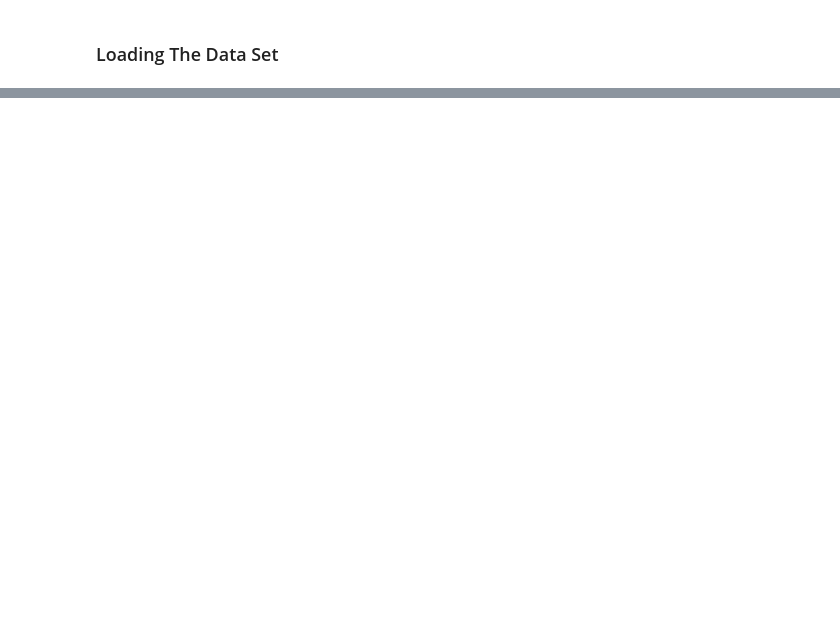
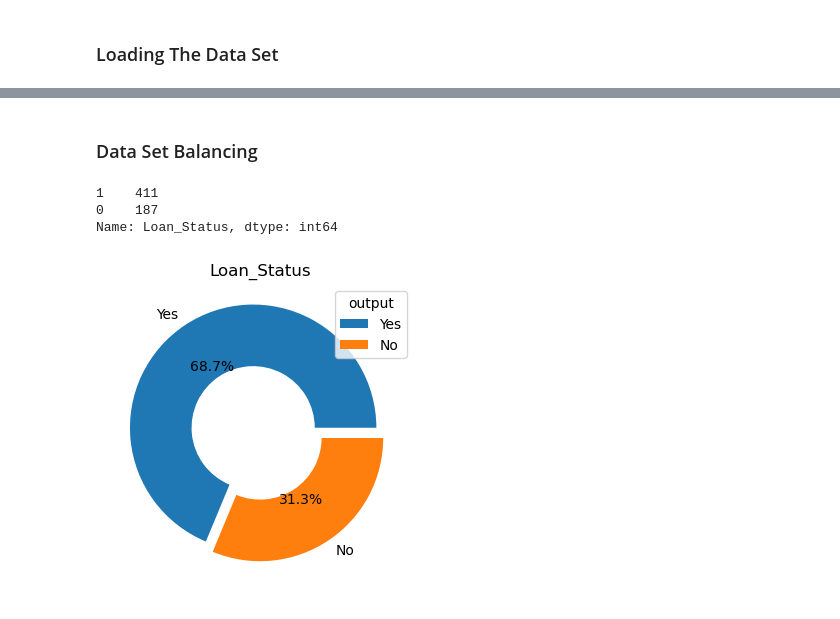
Before and after one commit to Faroui/AiProjects, a Jupyter notebook: LoanApprovalPrediction/LoanApprovalPrediction.ipynb, the cells around one changed output, grey strips where cells are left out. Cells and saved outputs as stored; diff of their text form; code cells hidden in the pictures; blank space fills up the shorter version.

```diff
--- a/LoanApprovalPrediction/LoanApprovalPrediction.ipynb
+++ b/LoanApprovalPrediction/LoanApprovalPrediction.ipynb
@@ -39,0 +264,5 @@ from imblearn.under_sampling import RandomUnderSampler
+# %%
+label_encoder = LabelEncoder()
+lst=['Gender','Married','Dependents','Education','Self_Employed','Property_Area','Loan_Status']
+for i in lst:
+    df[i]=label_encoder.fit_transform(df[i])
@@ -39,0 +294,4 @@ from imblearn.under_sampling import RandomUnderSampler
+# %%
+df['LoanAmount']=df['LoanAmount'].fillna(df['LoanAmount'].mode()[0])
+df['Loan_Amount_Term']=df['Loan_Amount_Term'].fillna(df['Loan_Amount_Term'].mode()[0])
+df['Credit_History']=df['Credit_History'].fillna(df['Credit_History'].mode()[0])
@@ -39,0 +323,20 @@ from imblearn.under_sampling import RandomUnderSampler
+# %% [markdown]
+### Data Set Balancing
+# %%
+LoanStatus =df['Loan_Status'].value_counts()
+# %%
+Loan_Status
+# %% [output]
+1    411
+0    187
+Name: Loan_Status, dtype: int64
+# %%
+binary=['Yes','No']
+# %%
+plt.figure(figsize=(4,4))
+plt.pie(LoanStatus,explode=[0.1,0],labels=binary, autopct='%2.1f%%',wedgeprops={"width":0.5})
+plt.title('Loan_Status')
+plt.legend(title='output')
+plt.show()
+# %% [output]
+[figure, added]
```
Also changed, not shown: parts of 101 cells of this notebook, 2 other files.
